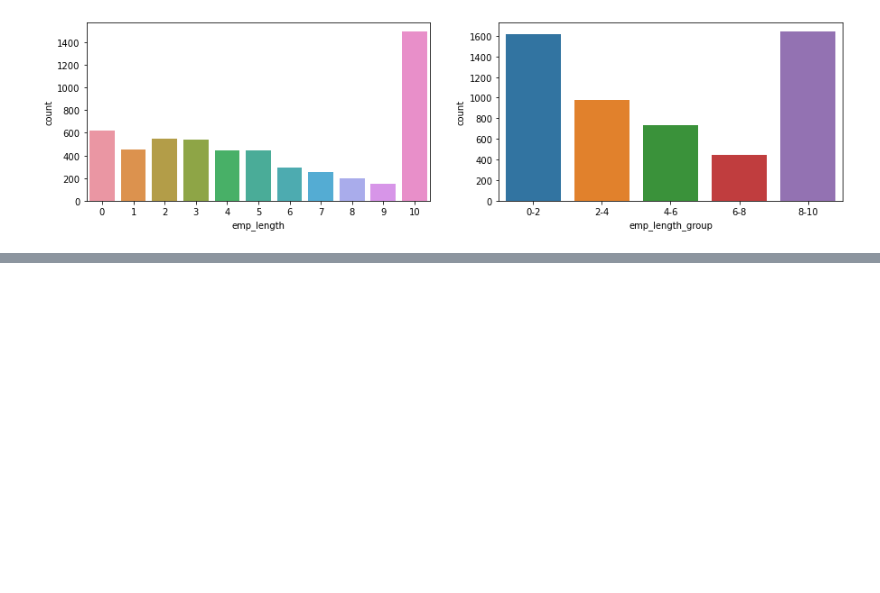
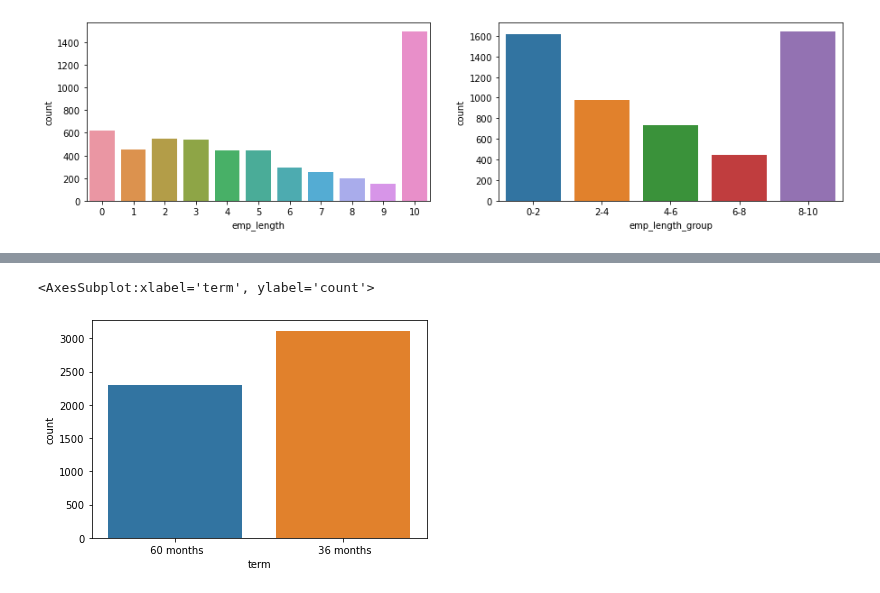
Before and after one commit to sateeshkumarj/Leanding_Club, a Jupyter notebook: leanding_club.ipynb, the cells around one changed output, grey strips where cells are left out. Saved outputs shown, nothing was run; the diff lists cells and outputs as text; code cells hidden in the pictures; blank space fills up the shorter version.

```diff
--- a/leanding_club.ipynb
+++ b/leanding_club.ipynb
@@ -322,0 +310,10 @@ loan.groupby(['term','loan_status'])['loan_status'].count().plot(legend=True)
+# %%
+#Higher the salary lower the defulter. The group who gets salary within the 31K-60K are more likey to be a defulter
+#fig, ax = plt.subplots(figsize = (10,6))
+
+#sns.catplot(x = 'term', y = 'loan_amnt', data = loan,hue = 'loan_status', kind = 'bar')
+#plt.subplot(222)
+sns.countplot(x='term', data=loan[loan['loan_status']=='Charged Off'])
+# %% [output]
+<AxesSubplot:xlabel='term', ylabel='count'>
+[figure, added]
```
Also changed, not shown: parts of 10 cells of this notebook, 1 other file.
